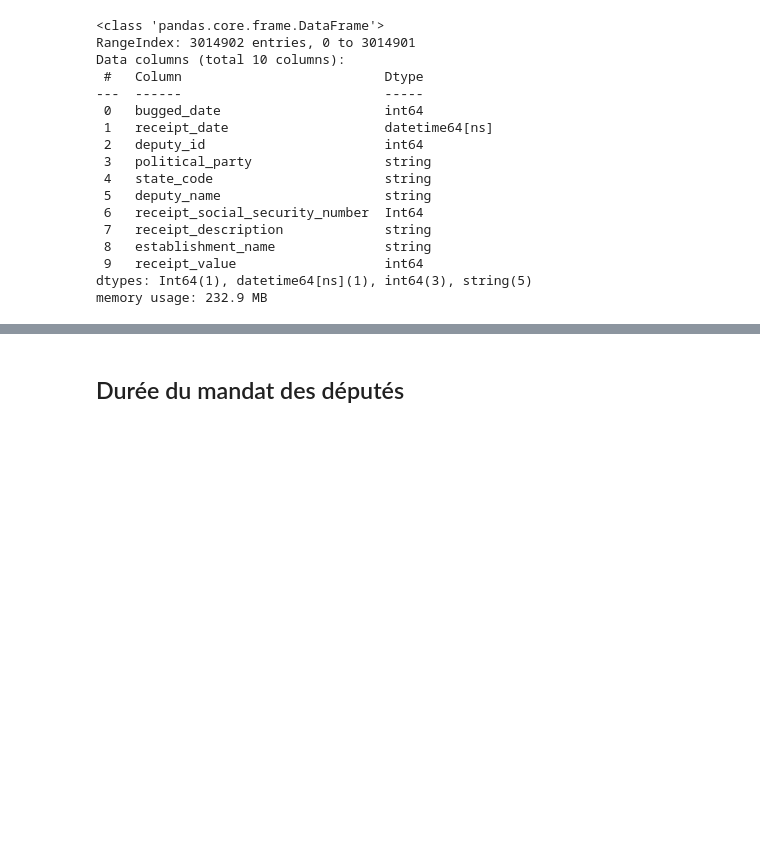
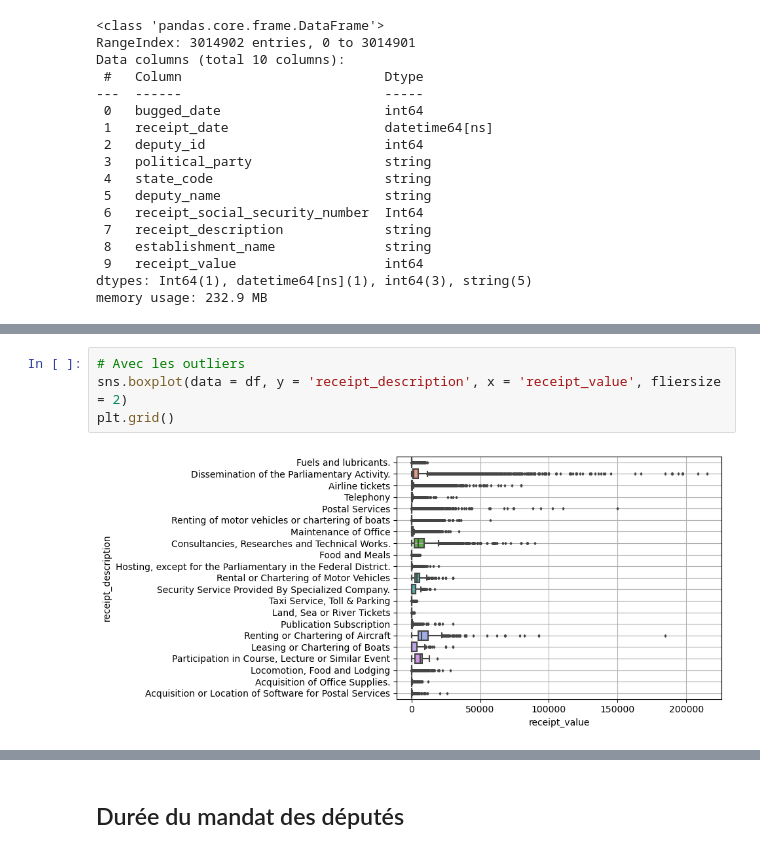
Before and after one commit to Listine/Travaux, a Jupyter notebook: Brazil_deputies_receipts.ipynb, the cells around one changed output, grey strips where cells are left out. Drawn from its saved outputs; the diff is of its cells as text; blank space fills up the shorter version.

```diff
--- a/Brazil_deputies_receipts.ipynb
+++ b/Brazil_deputies_receipts.ipynb
@@ -160,0 +169,6 @@ memory usage: 232.9 MB
+# %%
+# Avec les outliers
+sns.boxplot(data = df, y = 'receipt_description', x = 'receipt_value', fliersize = 2)
+plt.grid()
+# %% [output]
+[figure, added]
```
Also changed, not shown: parts of 19 cells of this notebook.
